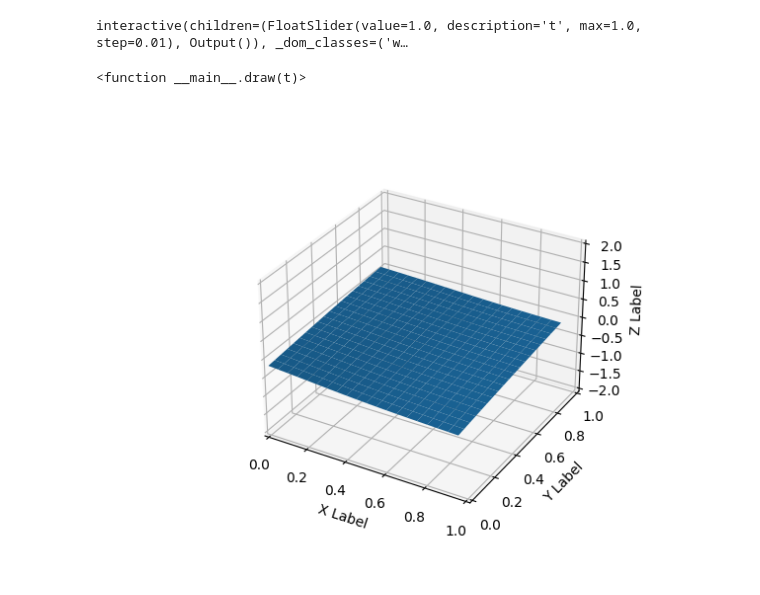
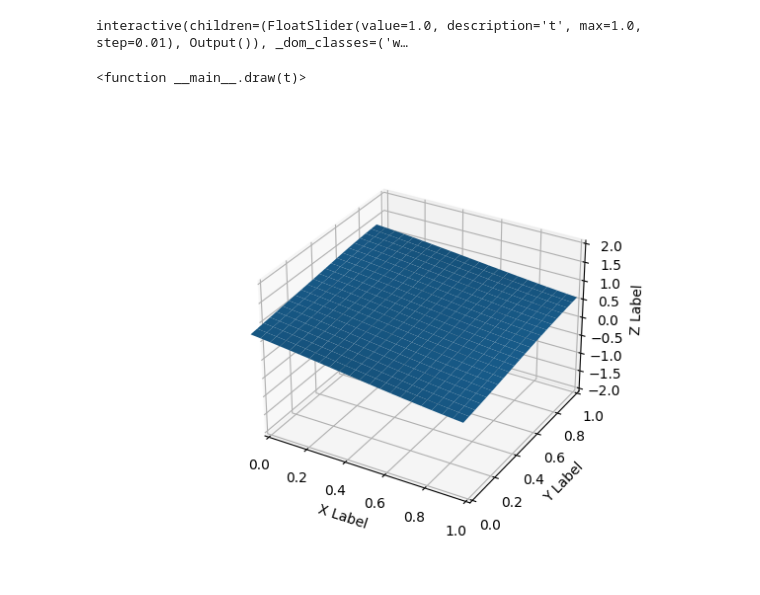
Before and after one commit to CarlosContrerasQ12/TesisMaestria, a Jupyter notebook: Tesis/code/DGMyPINNs.ipynb, the cells around one changed output. Saved outputs shown, nothing was run; the diff lists cells and outputs as text; code cells hidden in the pictures.

```diff
--- a/Tesis/code/DGMyPINNs.ipynb
+++ b/Tesis/code/DGMyPINNs.ipynb
@@ -21,9 +22,11 @@ class PDE_with_boundary():
         self.dim=eqn_config["dim"]
         self.total_time=eqn_config["total_time"]
         self.lambd = 4.0
+        self.nu=0.05
+        self.F=1.0
         self.model=ResNetLikeDGM(3,1)
         self.optimizer = torch.optim.Adam(self.model.parameters(),lr=0.01,weight_decay=0.00001)
-        self.scheduler2 = StepLR(self.optimizer,step_size=5000,gamma=0.5)
+        self.scheduler2 = StepLR(self.optimizer,step_size=2000,gamma=0.7)
         self.scheduler=ReduceLROnPlateau(self.optimizer, 'min',factor=0.8,threshold=1e-3,patience=15)
 
     def interior_sample(self,num_sample):
@@ -39,13 +42,13 @@ class PDE_with_boundary():
     def neumann_sample(self,num_sample):
         Ns=int(num_sample/4)
         iz=np.stack((np.zeros(Ns),np.random.uniform(size=Ns)),axis=1)
-        niz=np.repeat([[1.0,0.0]],Ns,0)
+        niz=np.repeat([[-1.0,0.0]],Ns,0)
         up=np.stack((np.random.uniform(size=Ns),np.ones(Ns)),axis=1)
         nup=np.repeat([[0.0,1.0]],Ns,0)
         down=np.stack((np.random.uniform(size=Ns),np.zeros(Ns)),axis=1)
         ndown=np.repeat([[0.0,-1.0]],Ns,0)
         der=np.stack((np.ones(Ns),0.2+np.random.uniform(size=Ns)*0.8),axis=1)
-        nder=np.repeat([[-1.0,0.0]],Ns,0)
+        nder=np.repeat([[1.0,0.0]],Ns,0)
         x=np.concatenate((iz,up,down,der))
         t=np.random.uniform(low=0,high=self.total_time,size=[x.shape[0],1])
         return torch.tensor(np.hstack((t,x)),requires_grad=True),torch.tensor(np.concatenate((niz,nup,ndown,nder)))
@@ -78,7 +81,7 @@ class PDE_with_boundary():
         Vter=self.model(terminal_sample)
         L4=torch.mean(torch.square(Vter-self.g_Tf(terminal_sample)))
 
-        return L1+L2+2*L3+L4
+        return L1+L2+3*L3+L4
 
     def h_n(self,x):
         """Neumann boundary condition"""
@@ -86,7 +89,7 @@ class PDE_with_boundary():
 
     def h_d(self,x):
         """Dirichlet boundary condition"""
-        return -1.0*torch.ones(x.shape[0])
+        return -0.0*torch.ones(x.shape[0])
 
     def g_Tf(self,x):
         """Terminal condition"""
@@ -96,7 +99,7 @@ class PDE_with_boundary():
 
     def Lv(self, x, V_t,V_x,V_xx):
         #return V_t-0.5*torch.sum(V_xx,axis=1)
-        return V_t+torch.sum(V_xx,axis=1)-self.lambd*torch.sum(V_x*V_x,axis=1)
+        return V_t+self.nu*torch.sum(V_xx,axis=1)-self.lambd*torch.sum(V_x*V_x,axis=1)+self.F
 
     def train(self,Nsteps):
         start_time = time.time()
@@ -119,11 +122,12 @@ class PDE_with_boundary():
             for _ in range(10):
 
                 self.optimizer.step()
-                self.scheduler.step(loss)
+                #self.scheduler.step(loss)
+                self.scheduler2.step()
 
 
             if step % 200==0:
-                self.scheduler2.step()
+
                 loss = self.loss(interior_valid,neumann_valid,dirichlet_valid,terminal_valid).detach().numpy()
                 #y_init = self.y_0.detach().numpy()[0]
                 elapsed_time = time.time() - start_time
@@ -131,6 +135,11 @@ class PDE_with_boundary():
                 print("Epoch ",step," time ", elapsed_time," loss ", loss)
 
         return np.array(training_history)
+    def control(self,t,X):
+        pos=torch.tensor(np.hstack((t,X)),requires_grad=True)
+        u=self.model(pos)
+        alpha=-np.sqrt(self.lambd)*torch.autograd.grad(u,pos)[0]
+        return alpha.detach().numpy()
     def save_model(self,file_name):
         torch.save(self.model.state_dict(), file_name)
     def load_model(self,file_name):
@@ -211,4 +216,4 @@ torch.Size([10, 3])
 # %%
-pde.train(2000)
+pde.train(8000)
 #pde.load_model('calor.pth')
 # %% [output]
@@ -269,6 +272,0 @@ def simular_trayectoria(pde,X0,dt):
-# %%
-x,y=simular_trayectoria(pde,[0.1,0.9],0.0001)
-figpla = plt.figure()
-axpla = figpla.add_subplot(111)
-axpla.plot(x,y)
-axpla.axis('equal')
@@ -278,32 +291,32 @@ axpla.axis('equal')
 # %%
 
 fig = plt.figure()
 ax = fig.add_subplot(111, projection='3d')
-x = y = np.arange(0, 1.0, 0.05)
+x = y = np.arange(-0.05, 1.05, 0.05)
 X, Y = np.meshgrid(x, y)
 ax.set_xlabel('X Label')
 ax.set_ylabel('Y Label')
 ax.set_zlabel('Z Label')
 ax.set_xlim(0,1)
 ax.set_ylim(0,1)
 ax.set_zlim(-5,5)
 
 def draw(t):
     ax.cla()
     ax.set_xlabel('X Label')
     ax.set_ylabel('Y Label')
     ax.set_zlabel('Z Label')
     ax.set_xlim(0,1)
     ax.set_ylim(0,1)
     ax.set_zlim(-2,2)
     times=t*np.ones(np.ravel(X).shape[0])
     tes=torch.tensor(np.stack((times,np.ravel(X), np.ravel(Y)),axis=1))
     zs =pde.model(tes).detach().numpy()
     Z = zs.reshape(X.shape)
     ax.plot_surface(X, Y, Z)
 
 interact(draw,t=widgets.FloatSlider(min=0, max=1.0, step=0.01, value=10))
 # %% [output]
 interactive(children=(FloatSlider(value=1.0, description='t', max=1.0, step=0.01), Output()), _dom_classes=('w…
 <function __main__.draw(t)>
-[figure, old version]
+[figure, new version]
```
Also changed, not shown: parts of 6 cells of this notebook, 11 other files.
